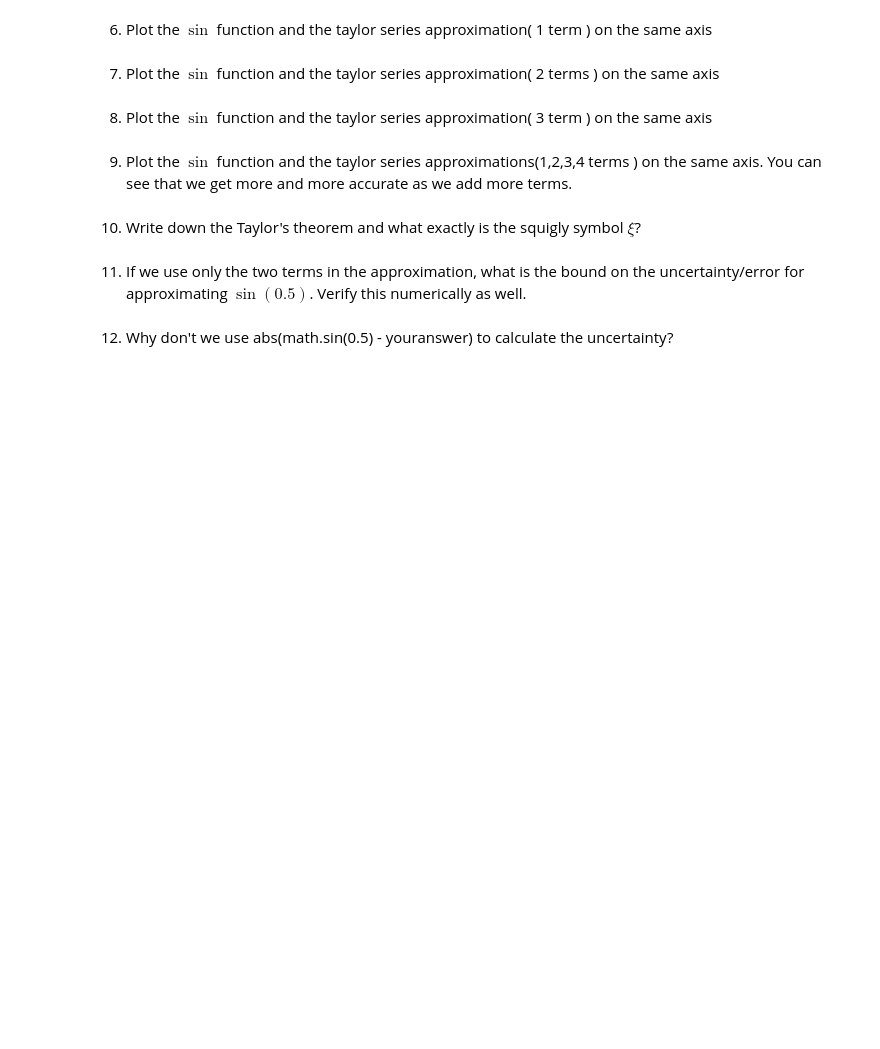
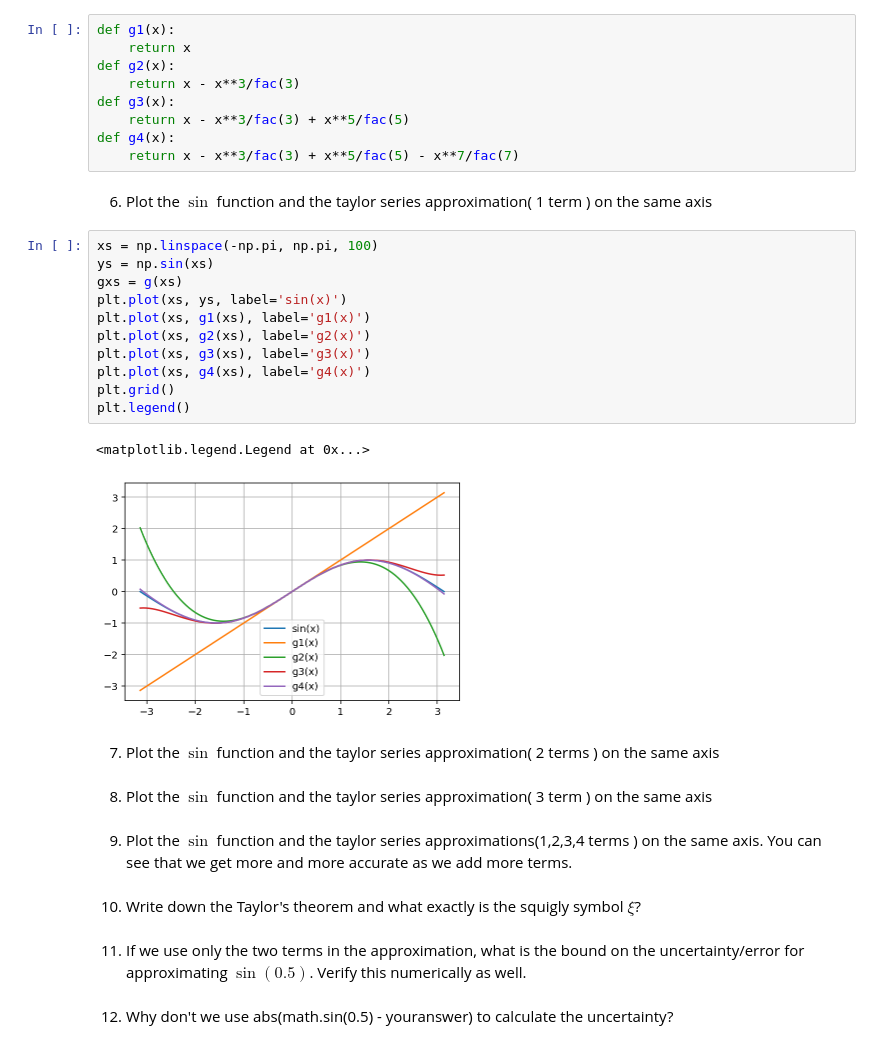
Before and after one commit to TJJayCollector/Exercise-02-Taylor-And-Derivative, a Jupyter notebook: 02 Taylor Series and Derivative.ipynb, the cells around one changed output. Saved outputs shown, nothing was run; the diff lists cells and outputs as text; blank space fills up the shorter version.

```diff
--- a/02 Taylor Series and Derivative.ipynb
+++ b/02 Taylor Series and Derivative.ipynb
@@ -20,7 +45,30 @@ g(x) = x - \frac{x^3}{3!} + \frac{x^5}{6!} - \frac{x^7}{7!}
 # %% [markdown]
 5) Plot g(x) and sin(x) on the same axis
+# %%
+def g1(x):
+    return x
+def g2(x):
+    return x - x**3/fac(3)
+def g3(x):
+    return x - x**3/fac(3) + x**5/fac(5)
+def g4(x):
+    return x - x**3/fac(3) + x**5/fac(5) - x**7/fac(7)
 # %% [markdown]
 6) Plot the $\sin$ function and the taylor series approximation( 1 term ) on the same axis
+# %%
+xs = np.linspace(-np.pi, np.pi, 100)
+ys = np.sin(xs)
+gxs = g(xs)
+plt.plot(xs, ys, label='sin(x)')
+plt.plot(xs, g1(xs), label='g1(x)')
+plt.plot(xs, g2(xs), label='g2(x)')
+plt.plot(xs, g3(xs), label='g3(x)')
+plt.plot(xs, g4(xs), label='g4(x)')
+plt.grid()
+plt.legend()
+# %% [output]
+<matplotlib.legend.Legend at 0x...>
+[figure, added]
 # %% [markdown]
 7) Plot the $\sin$ function and the taylor series approximation( 2 terms ) on the same axis
 # %% [markdown]
```
Also changed, not shown: parts of 5 cells of this notebook.
